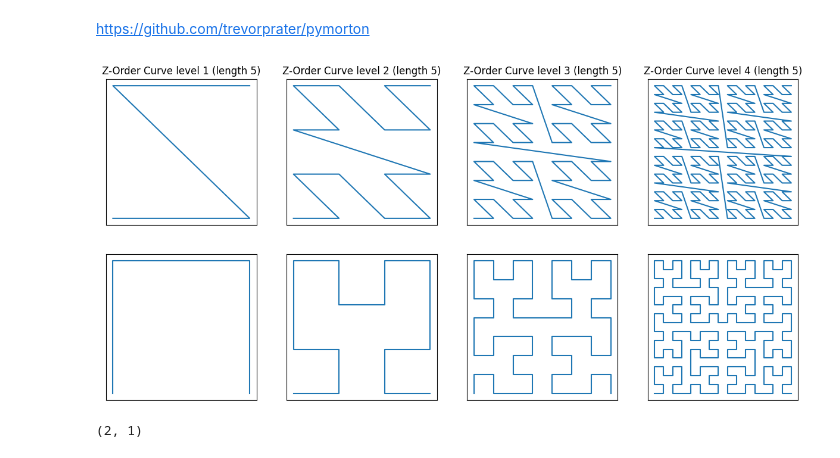
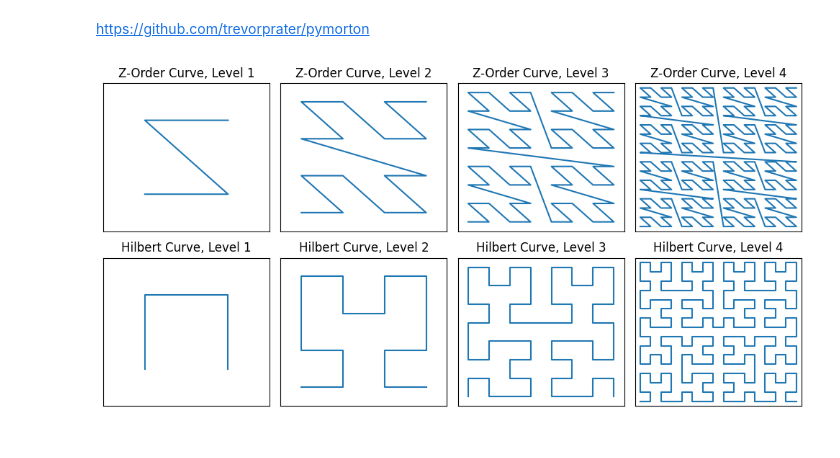
Before and after one commit to bfeif/personal-website, a Jupyter notebook: code/notebooks/geographical-indexing-explained.ipynb, the cells around one changed output. Drawn from its saved outputs; the diff is of its cells as text; code cells hidden in the pictures.

Commit message:
Added hilbert-curve z-order-curve code and image.

```diff
--- a/code/notebooks/geographical-indexing-explained.ipynb
+++ b/code/notebooks/geographical-indexing-explained.ipynb
@@ -54,30 +54,34 @@ from hilbertcurve.hilbertcurve import HilbertCurve
 import pymorton
 # %%
 # set up the chart
-fig, axs = plt.subplots(2, 4, figsize=(15, 7))
+fig, axs = plt.subplots(2, 4, figsize=(10, 5))
 
 # for three levels of the fractal curve
 for i, curve_level in enumerate([1, 3, 5, 7]):
 
     # plot the Z Order Curve
     z_points = tuple(zip(*[pymorton.deinterleave2(index) for index in range(2 ** (curve_level + 1))]))
     axs[0, i].plot(*z_points)
-    axs[0, i].set_title(f'Z-Order Curve, Level {i + 1} (length {})')
+    axs[0, i].set_title(f'Z-Order Curve, Level {i + 1}')
 
     # plot the Hilbert curve
     hilbert_curve = HilbertCurve(p=curve_level, n=2)
     distances = list(range(2 ** (curve_level + 1)))
     points = tuple(zip(*hilbert_curve.points_from_distances(distances)))
     x, y = (points[0], points[1]) if i % 2 == 0 else (points[1], points[0])
     axs[1, i].plot(x, y)
+    axs[1, i].set_title(f'Hilbert Curve, Level {i + 1}')
 
-    # Clear axes
+    # Clear axes and set limits
+    curve_buffer = .5
     for j in [0, 1]:
         axs[j, i].set_xticks([])
+        axs[j, i].set_xlim([0 - curve_buffer, max(x) + curve_buffer])
         axs[j, i].set_yticks([])
+        axs[j, i].set_ylim([0 - curve_buffer, max(x) + curve_buffer])
+
+# Save figure
+plt.tight_layout()
+fig.savefig("../../static/images/z-order-curve-vs-hilbert-curve.svg")
 # %% [output]
-[figure, old version]
+[figure, new version]
-# %%
-pymorton.deinterleave2(6)
-# %% [output]
-(2, 1)
```
Also changed, not shown: 3 other files.
